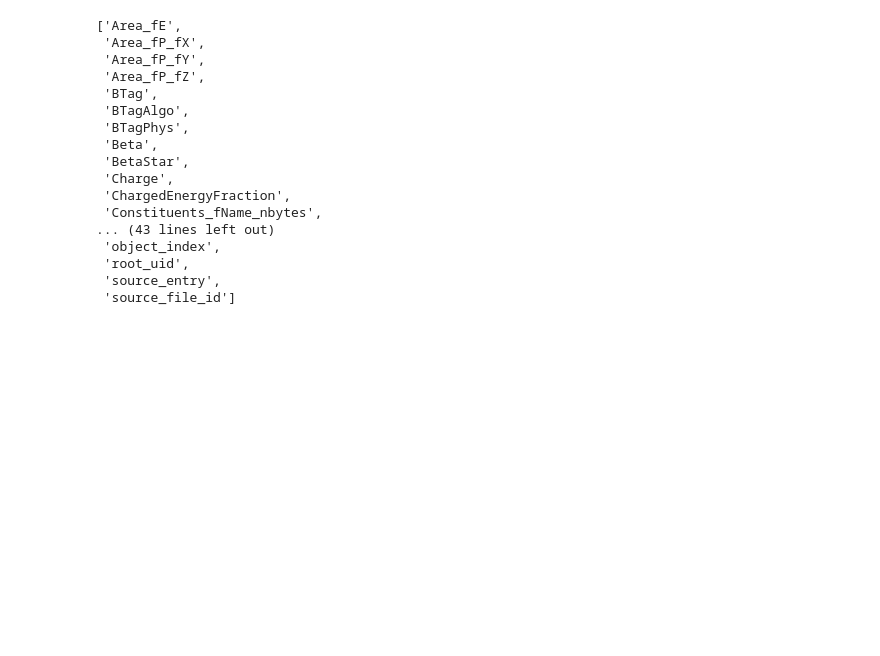
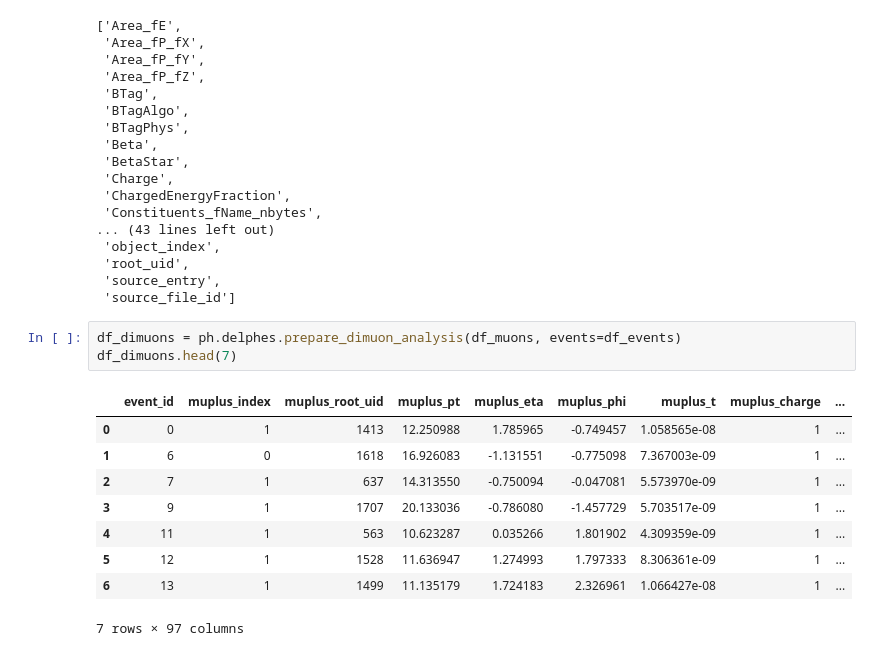
Before and after one commit to MASilva139/ECFM-PF, a Jupyter notebook: MadGraph/pp_mpmm.ipynb, the cells around one changed output. Saved outputs shown, nothing was run; the diff lists cells and outputs as text; blank space fills up the shorter version.

```diff
--- a/MadGraph/pp_mpmm.ipynb
+++ b/MadGraph/pp_mpmm.ipynb
@@ -391,3 +371,16 @@ Ramas encontradas: 59
  'root_uid',
  'source_entry',
  'source_file_id']
+# %%
+df_dimuons = ph.delphes.prepare_dimuon_analysis(df_muons, events=df_events)
+df_dimuons.head(7)
+# %% [output]
+|  | event_id | muplus_index | muplus_root_uid | muplus_pt | muplus_eta | muplus_phi | muplus_t | muplus_charge | ... |
+| 0 | 0 | 1 | 1413 | 12.250988 | 1.785965 | -0.749457 | 1.058565e-08 | 1 | ... |
+| 1 | 6 | 0 | 1618 | 16.926083 | -1.131551 | -0.775098 | 7.367003e-09 | 1 | ... |
+| 2 | 7 | 1 | 637 | 14.313550 | -0.750094 | -0.047081 | 5.573970e-09 | 1 | ... |
+| 3 | 9 | 1 | 1707 | 20.133036 | -0.786080 | -1.457729 | 5.703517e-09 | 1 | ... |
+| 4 | 11 | 1 | 563 | 10.623287 | 0.035266 | 1.801902 | 4.309359e-09 | 1 | ... |
+| 5 | 12 | 1 | 1528 | 11.636947 | 1.274993 | 1.797333 | 8.306361e-09 | 1 | ... |
+| 6 | 13 | 1 | 1499 | 11.135179 | 1.724183 | 2.326961 | 1.066427e-08 | 1 | ... |
+7 rows × 97 columns
```
Also changed, not shown: parts of 8 cells of this notebook, 16 other files.
